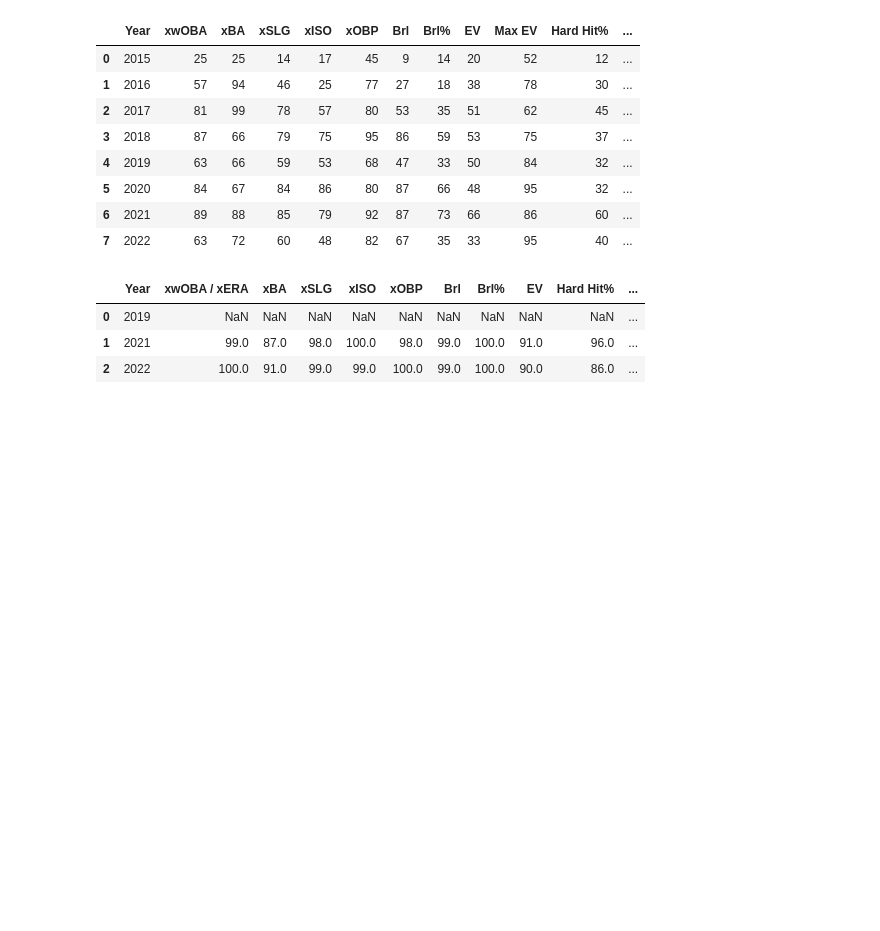
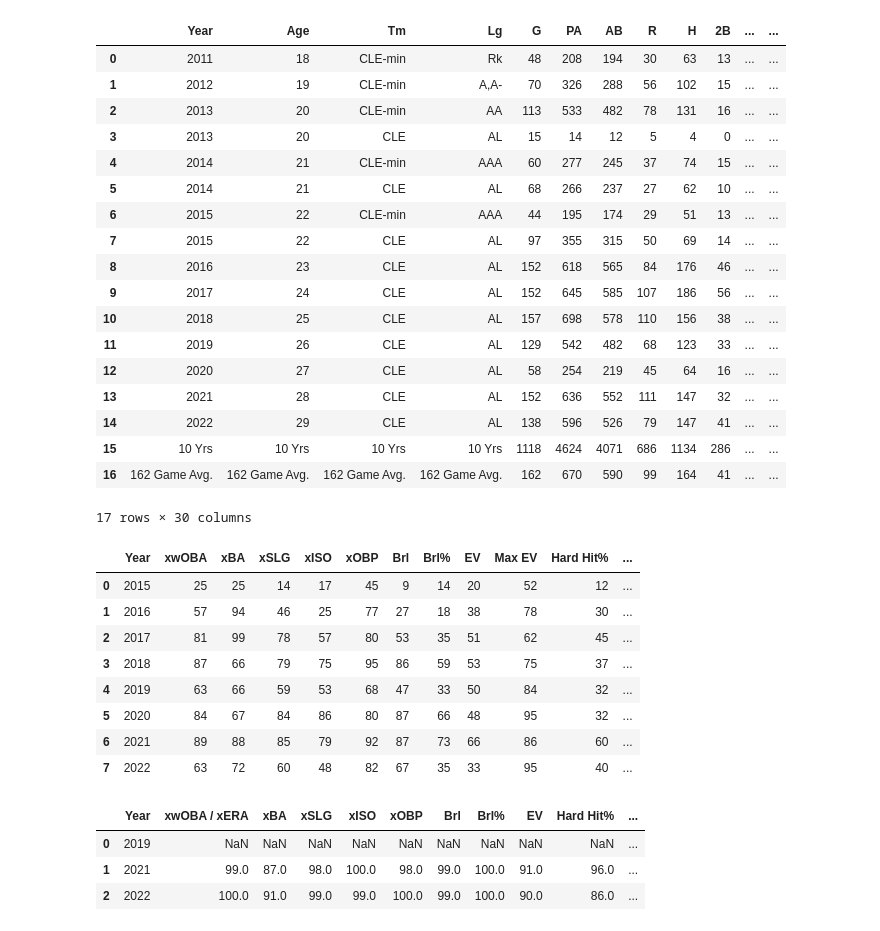
Before and after one commit to gdifiore/MLBResearch, a Jupyter notebook: Parse_BBRef_Table/bbref_table.ipynb, the cells around one changed output. Saved outputs shown, nothing was run; the diff lists cells and outputs as text; code cells hidden in the pictures; blank space fills up the shorter version.

```diff
--- a/Parse_BBRef_Table/bbref_table.ipynb
+++ b/Parse_BBRef_Table/bbref_table.ipynb
@@ -9,6 +30,29 @@ from pyball import *
 clase = makeSavantURL("clase", "emmanuel", "661403")
 ramirez = makeSavantURL("ramirez", "jose", "608070")
 #savantPitchTracking(url)
+# %%
+ramirez_BBRef = makeBBRefURL("ramirjo01")
+batting_stats(ramirez_BBRef)
+# %% [output]
+|  | Year | Age | Tm | Lg | G | PA | AB | R | H | 2B | ... | ... |
+| 0 | 2011 | 18 | CLE-min | Rk | 48 | 208 | 194 | 30 | 63 | 13 | ... | ... |
+| 1 | 2012 | 19 | CLE-min | A,A- | 70 | 326 | 288 | 56 | 102 | 15 | ... | ... |
+| 2 | 2013 | 20 | CLE-min | AA | 113 | 533 | 482 | 78 | 131 | 16 | ... | ... |
+| 3 | 2013 | 20 | CLE | AL | 15 | 14 | 12 | 5 | 4 | 0 | ... | ... |
+| 4 | 2014 | 21 | CLE-min | AAA | 60 | 277 | 245 | 37 | 74 | 15 | ... | ... |
+| 5 | 2014 | 21 | CLE | AL | 68 | 266 | 237 | 27 | 62 | 10 | ... | ... |
+| 6 | 2015 | 22 | CLE-min | AAA | 44 | 195 | 174 | 29 | 51 | 13 | ... | ... |
+| 7 | 2015 | 22 | CLE | AL | 97 | 355 | 315 | 50 | 69 | 14 | ... | ... |
+| 8 | 2016 | 23 | CLE | AL | 152 | 618 | 565 | 84 | 176 | 46 | ... | ... |
+| 9 | 2017 | 24 | CLE | AL | 152 | 645 | 585 | 107 | 186 | 56 | ... | ... |
+| 10 | 2018 | 25 | CLE | AL | 157 | 698 | 578 | 110 | 156 | 38 | ... | ... |
+| 11 | 2019 | 26 | CLE | AL | 129 | 542 | 482 | 68 | 123 | 33 | ... | ... |
+| 12 | 2020 | 27 | CLE | AL | 58 | 254 | 219 | 45 | 64 | 16 | ... | ... |
+| 13 | 2021 | 28 | CLE | AL | 152 | 636 | 552 | 111 | 147 | 32 | ... | ... |
+| 14 | 2022 | 29 | CLE | AL | 138 | 596 | 526 | 79 | 147 | 41 | ... | ... |
+| 15 | 10 Yrs | 10 Yrs | 10 Yrs | 10 Yrs | 1118 | 4624 | 4071 | 686 | 1134 | 286 | ... | ... |
+| 16 | 162 Game Avg. | 162 Game Avg. | 162 Game Avg. | 162 Game Avg. | 162 | 670 | 590 | 99 | 164 | 41 | ... | ... |
+17 rows × 30 columns
 # %%
 # percentile batting stats for Jose Ramirez
 savantPercentileStats(ramirez)
```
Also changed, not shown: parts of 2 cells of this notebook, 5 other files.
